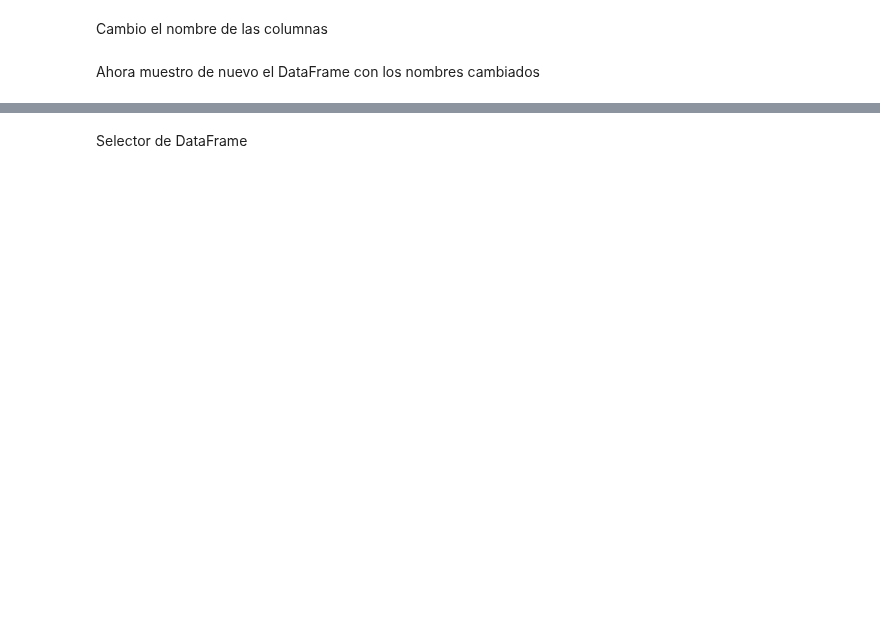
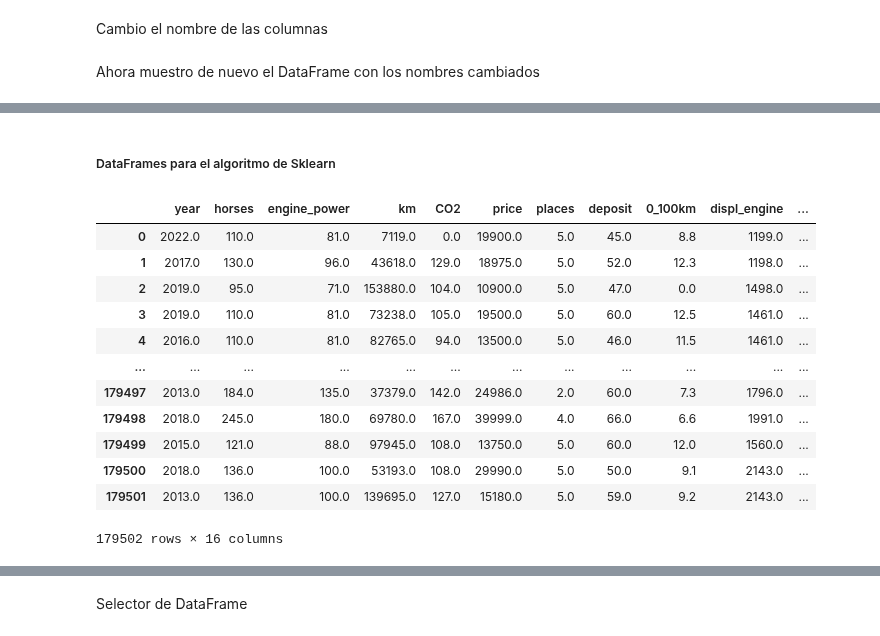
Before and after one commit to Legodark/paddock, a Jupyter notebook: notebooks/machine_learning/PADDOK_MachineLearning.ipynb, the cells around one changed output, grey strips where cells are left out. Drawn from its saved outputs; the diff is of its cells as text; code cells hidden in the pictures; blank space fills up the shorter version.

```diff
--- a/notebooks/machine_learning/PADDOK_MachineLearning.ipynb
+++ b/notebooks/machine_learning/PADDOK_MachineLearning.ipynb
@@ -163,0 +382,18 @@ len(cars_filter)
+# %% [markdown]
+##### DataFrames para el algoritmo de Sklearn
+# %%
+dict_dataframes['sklearn']['complete']
+# %% [output]
+|  | year | horses | engine_power | km | CO2 | price | places | deposit | 0_100km | displ_engine | ... |
+| 0 | 2022.0 | 110.0 | 81.0 | 7119.0 | 0.0 | 19900.0 | 5.0 | 45.0 | 8.8 | 1199.0 | ... |
+| 1 | 2017.0 | 130.0 | 96.0 | 43618.0 | 129.0 | 18975.0 | 5.0 | 52.0 | 12.3 | 1198.0 | ... |
+| 2 | 2019.0 | 95.0 | 71.0 | 153880.0 | 104.0 | 10900.0 | 5.0 | 47.0 | 0.0 | 1498.0 | ... |
+| 3 | 2019.0 | 110.0 | 81.0 | 73238.0 | 105.0 | 19500.0 | 5.0 | 60.0 | 12.5 | 1461.0 | ... |
+| 4 | 2016.0 | 110.0 | 81.0 | 82765.0 | 94.0 | 13500.0 | 5.0 | 46.0 | 11.5 | 1461.0 | ... |
+| ... | ... | ... | ... | ... | ... | ... | ... | ... | ... | ... | ... |
+| 179497 | 2013.0 | 184.0 | 135.0 | 37379.0 | 142.0 | 24986.0 | 2.0 | 60.0 | 7.3 | 1796.0 | ... |
+| 179498 | 2018.0 | 245.0 | 180.0 | 69780.0 | 167.0 | 39999.0 | 4.0 | 66.0 | 6.6 | 1991.0 | ... |
+| 179499 | 2015.0 | 121.0 | 88.0 | 97945.0 | 108.0 | 13750.0 | 5.0 | 60.0 | 12.0 | 1560.0 | ... |
+| 179500 | 2018.0 | 136.0 | 100.0 | 53193.0 | 108.0 | 29990.0 | 5.0 | 50.0 | 9.1 | 2143.0 | ... |
+| 179501 | 2013.0 | 136.0 | 100.0 | 139695.0 | 127.0 | 15180.0 | 5.0 | 59.0 | 9.2 | 2143.0 | ... |
+179502 rows × 16 columns
```
Also changed, not shown: parts of 86 cells of this notebook.
